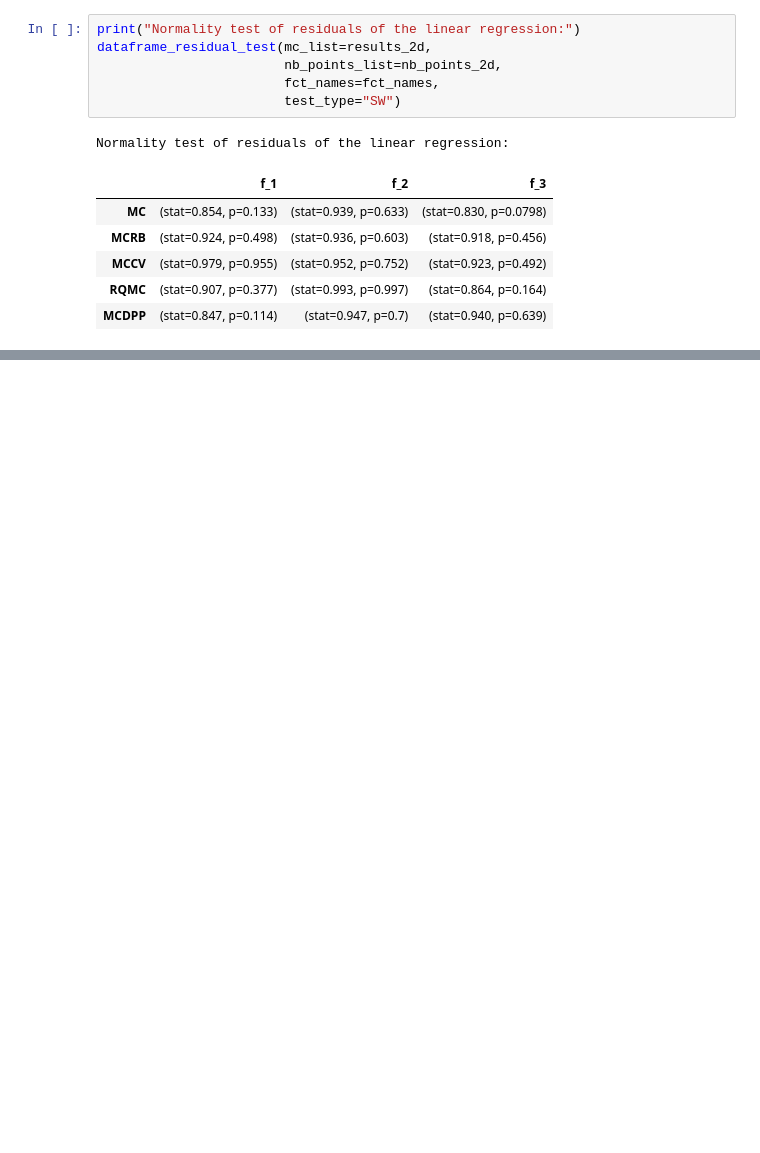
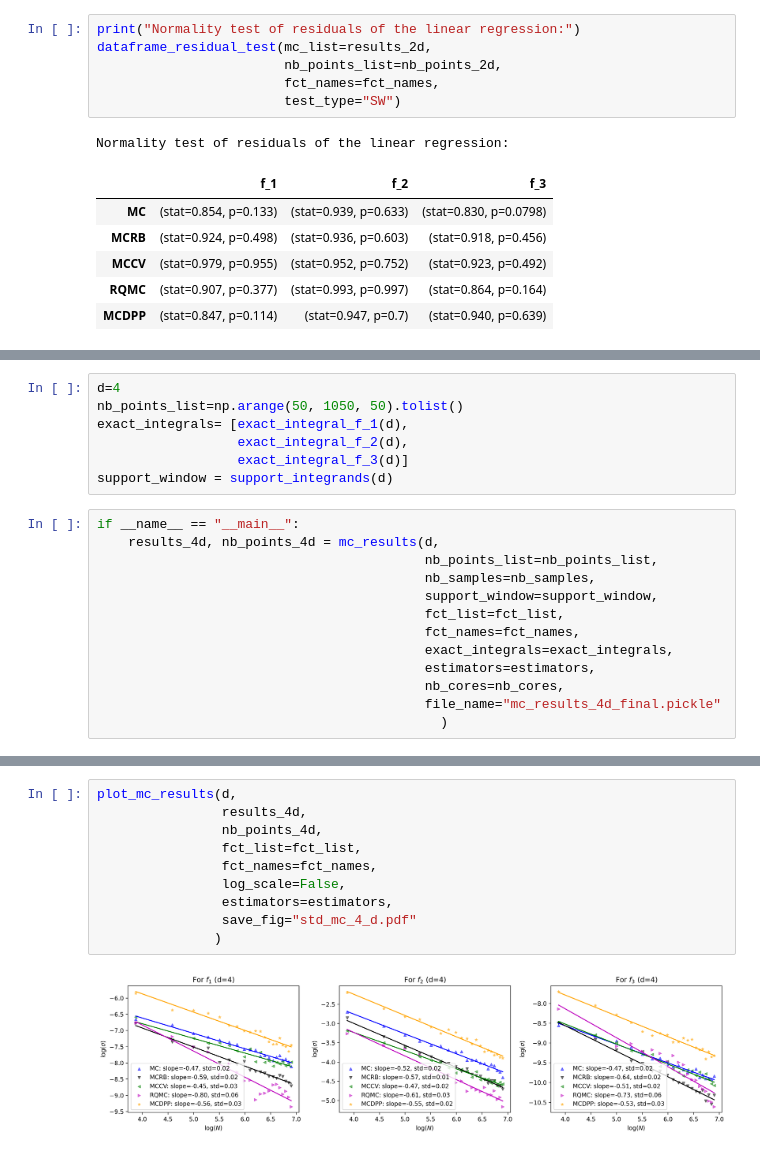
Before and after one commit to dhawat/MCRPPy, a Jupyter notebook: notebooks/tutorial_monte_carlo_methods.ipynb, the cells around one changed output, grey strips where cells are left out. Saved outputs shown, nothing was run; the diff lists cells and outputs as text; blank space fills up the shorter version.

```diff
--- a/notebooks/tutorial_monte_carlo_methods.ipynb
+++ b/notebooks/tutorial_monte_carlo_methods.ipynb
@@ -543,0 +274,20 @@ estimate_control_variate_parameter(points, f_2, )
+# %%
+d=4
+nb_points_list=np.arange(50, 1050, 50).tolist()
+exact_integrals= [exact_integral_f_1(d),
+                  exact_integral_f_2(d),
+                  exact_integral_f_3(d)]
+support_window = support_integrands(d)
+# %%
+if __name__ == "__main__":
+    results_4d, nb_points_4d = mc_results(d,
+                                          nb_points_list=nb_points_list,
+                                          nb_samples=nb_samples,
+                                          support_window=support_window,
+                                          fct_list=fct_list,
+                                          fct_names=fct_names,
+                                          exact_integrals=exact_integrals,
+                                          estimators=estimators,
+                                          nb_cores=nb_cores,
+                                          file_name="mc_results_4d_final.pickle"
+                                            )
@@ -543,0 +312,12 @@ estimate_control_variate_parameter(points, f_2, )
+# %%
+plot_mc_results(d,
+                results_4d,
+                nb_points_4d,
+                fct_list=fct_list,
+                fct_names=fct_names,
+                log_scale=False,
+                estimators=estimators,
+                save_fig="std_mc_4_d.pdf"
+               )
+# %% [output]
+[figure, added]
```
Also changed, not shown: parts of 62 cells of this notebook, 1 other file.
